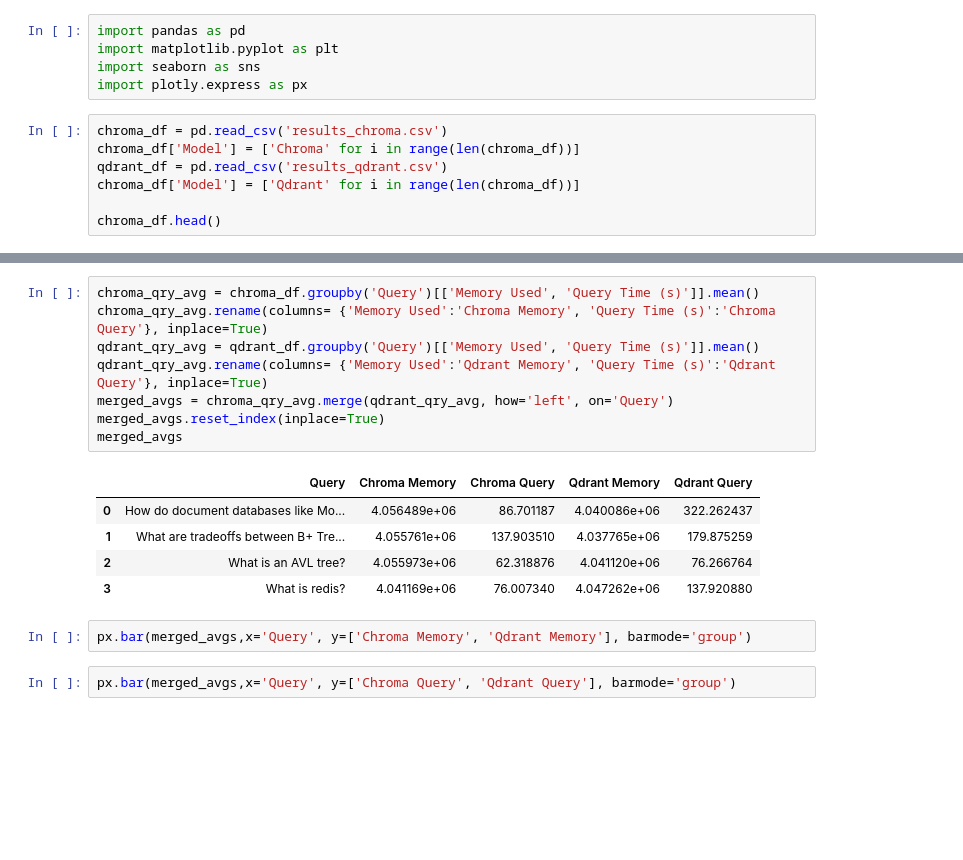
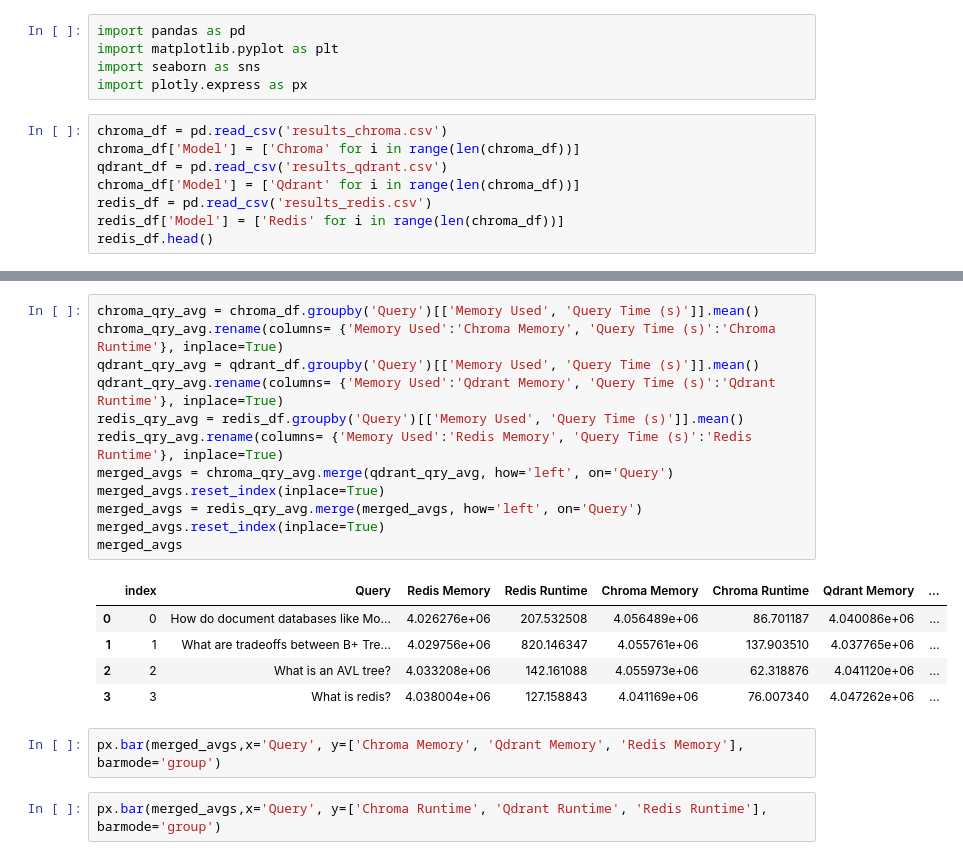
Before and after one commit to desireedegennaro/practical_02_lon_kalden_desiree, a Jupyter notebook: visualizations.ipynb, the cells around one changed output, grey strips where cells are left out. Drawn from its saved outputs; the diff is of its cells as text; blank space fills up the shorter version.

```diff
--- a/visualizations.ipynb
+++ b/visualizations.ipynb
@@ -8,7 +8,8 @@ chroma_df = pd.read_csv('results_chroma.csv')
 chroma_df['Model'] = ['Chroma' for i in range(len(chroma_df))]
 qdrant_df = pd.read_csv('results_qdrant.csv')
 chroma_df['Model'] = ['Qdrant' for i in range(len(chroma_df))]
-
-chroma_df.head()
+redis_df = pd.read_csv('results_redis.csv')
+redis_df['Model'] = ['Redis' for i in range(len(chroma_df))]
+redis_df.head()
 # %% [output]
 |  | Unnamed: 0 | Chunk Size | Overlap | Embedding Model | Query | Vector DB | Query Time (s) | Memory Used | ... |
@@ -20,19 +21,23 @@ chroma_df.head()
 # %%
 chroma_qry_avg = chroma_df.groupby('Query')[['Memory Used', 'Query Time (s)']].mean()
-chroma_qry_avg.rename(columns= {'Memory Used':'Chroma Memory', 'Query Time (s)':'Chroma Query'}, inplace=True)
+chroma_qry_avg.rename(columns= {'Memory Used':'Chroma Memory', 'Query Time (s)':'Chroma Runtime'}, inplace=True)
 qdrant_qry_avg = qdrant_df.groupby('Query')[['Memory Used', 'Query Time (s)']].mean()
-qdrant_qry_avg.rename(columns= {'Memory Used':'Qdrant Memory', 'Query Time (s)':'Qdrant Query'}, inplace=True)
+qdrant_qry_avg.rename(columns= {'Memory Used':'Qdrant Memory', 'Query Time (s)':'Qdrant Runtime'}, inplace=True)
+redis_qry_avg = redis_df.groupby('Query')[['Memory Used', 'Query Time (s)']].mean()
+redis_qry_avg.rename(columns= {'Memory Used':'Redis Memory', 'Query Time (s)':'Redis Runtime'}, inplace=True)
 merged_avgs = chroma_qry_avg.merge(qdrant_qry_avg, how='left', on='Query')
 merged_avgs.reset_index(inplace=True)
+merged_avgs = redis_qry_avg.merge(merged_avgs, how='left', on='Query')
+merged_avgs.reset_index(inplace=True)
 merged_avgs
 # %% [output]
-|  | Query | Chroma Memory | Chroma Query | Qdrant Memory | Qdrant Query |
-| 0 | How do document databases like Mo... | 4.056489e+06 | 86.701187 | 4.040086e+06 | 322.262437 |
-| 1 | What are tradeoffs between B+ Tre... | 4.055761e+06 | 137.903510 | 4.037765e+06 | 179.875259 |
-| 2 | What is an AVL tree? | 4.055973e+06 | 62.318876 | 4.041120e+06 | 76.266764 |
-| 3 | What is redis? | 4.041169e+06 | 76.007340 | 4.047262e+06 | 137.920880 |
+|  | index | Query | Redis Memory | Redis Runtime | Chroma Memory | Chroma Runtime | Qdrant Memory | ... |
+| 0 | 0 | How do document databases like Mo... | 4.026276e+06 | 207.532508 | 4.056489e+06 | 86.701187 | 4.040086e+06 | ... |
+| 1 | 1 | What are tradeoffs between B+ Tre... | 4.029756e+06 | 820.146347 | 4.055761e+06 | 137.903510 | 4.037765e+06 | ... |
+| 2 | 2 | What is an AVL tree? | 4.033208e+06 | 142.161088 | 4.055973e+06 | 62.318876 | 4.041120e+06 | ... |
+| 3 | 3 | What is redis? | 4.038004e+06 | 127.158843 | 4.041169e+06 | 76.007340 | 4.047262e+06 | ... |
 # %%
-px.bar(merged_avgs,x='Query', y=['Chroma Memory', 'Qdrant Memory'], barmode='group')
+px.bar(merged_avgs,x='Query', y=['Chroma Memory', 'Qdrant Memory', 'Redis Memory'], barmode='group')
 # %%
-px.bar(merged_avgs,x='Query', y=['Chroma Query', 'Qdrant Query'], barmode='group')
+px.bar(merged_avgs,x='Query', y=['Chroma Runtime', 'Qdrant Runtime', 'Redis Runtime'], barmode='group')
 # %%
```
Also changed, not shown: parts of 12 cells of this notebook.
